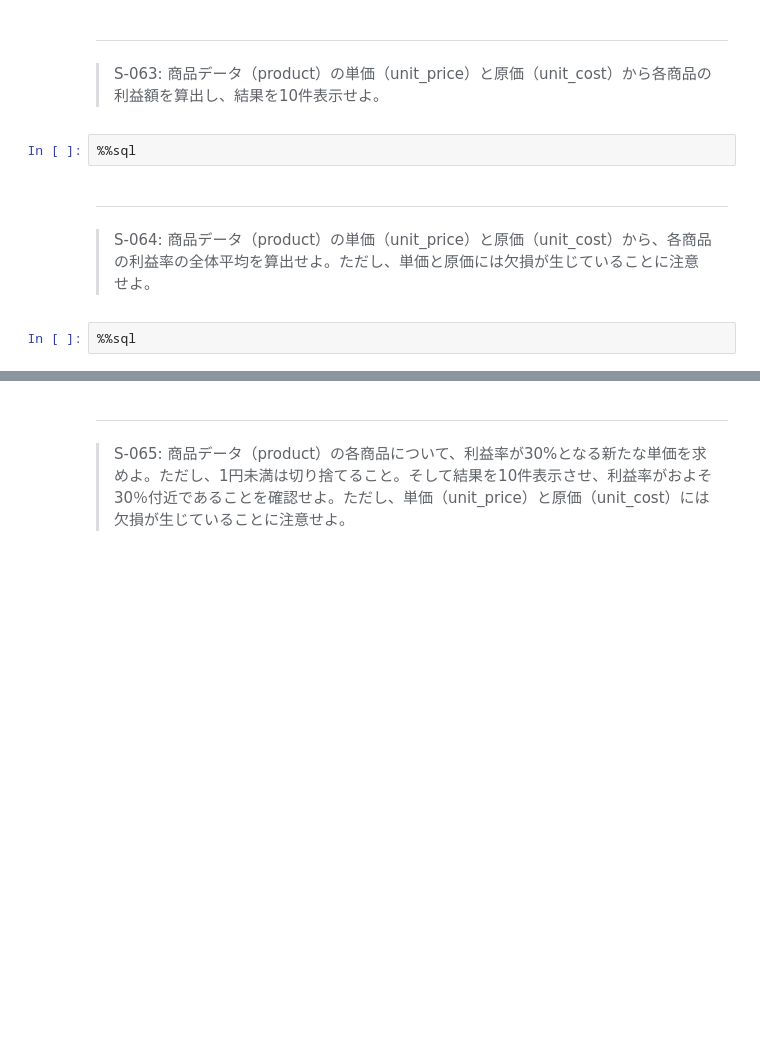
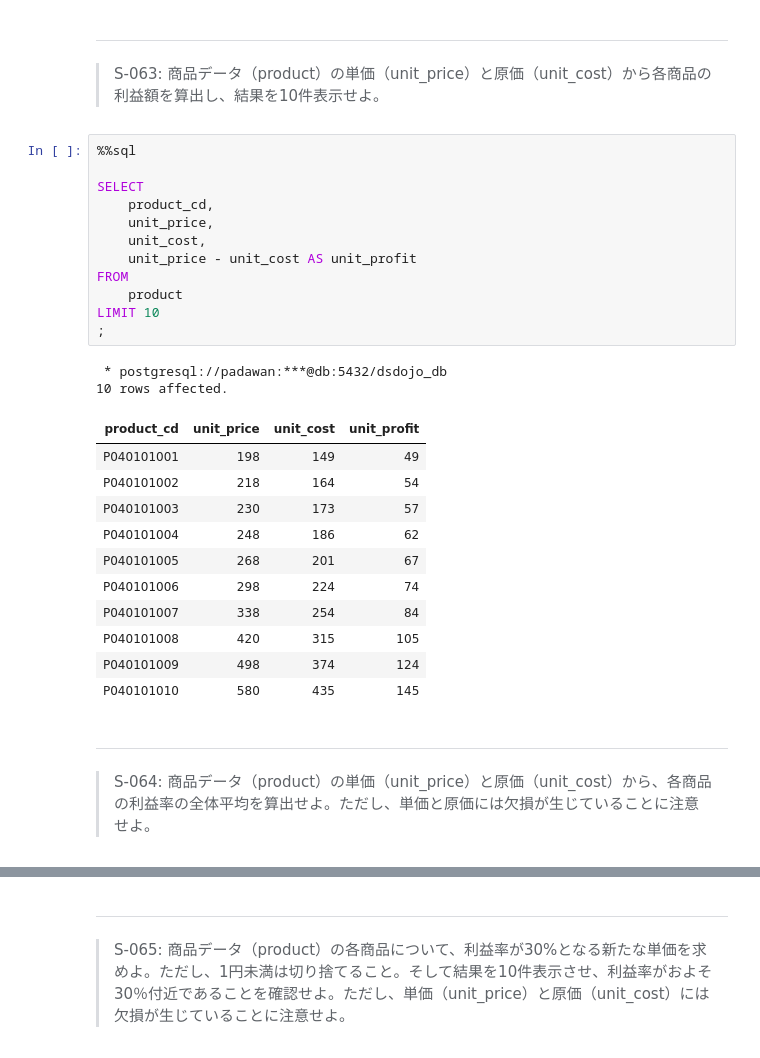
Before and after one commit to KJR020/100knocks-preprocess, a Jupyter notebook: docker/work/preprocess_knock_SQL.ipynb, the cells around one changed output, grey strips where cells are left out. Drawn from its saved outputs; the diff is of its cells as text; blank space fills up the shorter version.

```diff
--- a/docker/work/preprocess_knock_SQL.ipynb
+++ b/docker/work/preprocess_knock_SQL.ipynb
@@ -2046,10 +2147,32 @@ LIMIT 10
 # %% [markdown]
 ---
 > S-063: 商品データ（product）の単価（unit_price）と原価（unit_cost）から各商品の利益額を算出し、結果を10件表示せよ。
-# %%
-%%sql
+# %%
+%%sql
+
+SELECT
+    product_cd,
+    unit_price,
+    unit_cost,
+    unit_price - unit_cost AS unit_profit
+FROM
+    product
+LIMIT 10
+;
+# %% [output]
+ * postgresql://padawan:***@db:5432/dsdojo_db
+10 rows affected.
+| product_cd | unit_price | unit_cost | unit_profit |
+| P040101001 | 198 | 149 | 49 |
+| P040101002 | 218 | 164 | 54 |
+| P040101003 | 230 | 173 | 57 |
+| P040101004 | 248 | 186 | 62 |
+| P040101005 | 268 | 201 | 67 |
+| P040101006 | 298 | 224 | 74 |
+| P040101007 | 338 | 254 | 84 |
+| P040101008 | 420 | 315 | 105 |
+| P040101009 | 498 | 374 | 124 |
+| P040101010 | 580 | 435 | 145 |
 # %% [markdown]
 ---
 > S-064: 商品データ（product）の単価（unit_price）と原価（unit_cost）から、各商品の利益率の全体平均を算出せよ。ただし、単価と原価には欠損が生じていることに注意せよ。
-# %%
-%%sql
```
Also changed, not shown: parts of 8 cells of this notebook.
